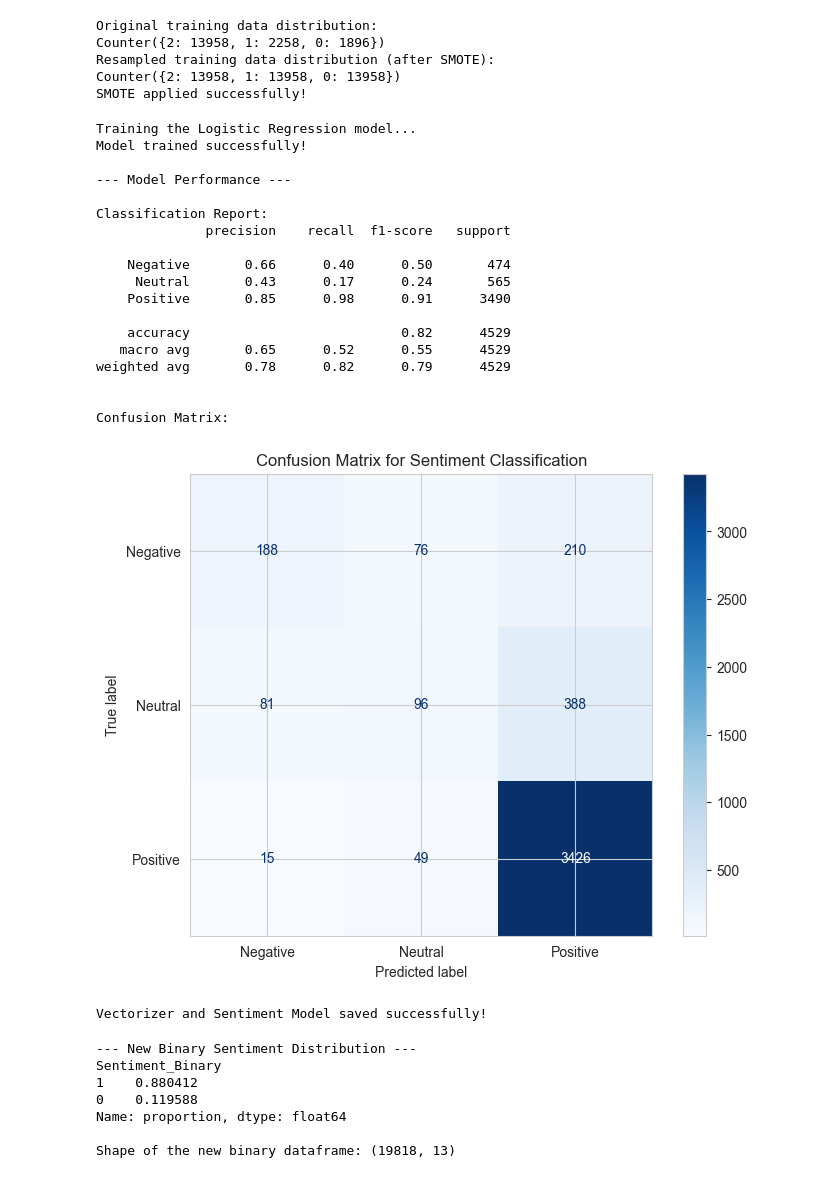
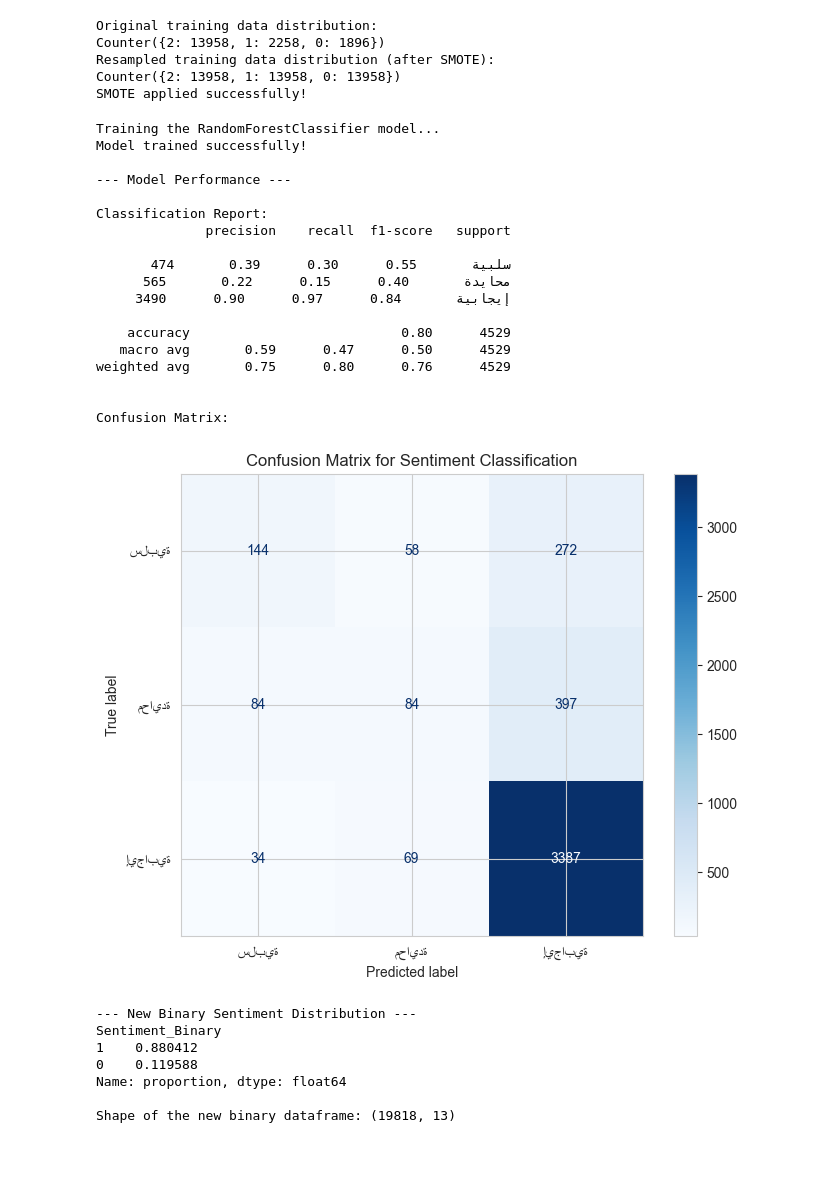
Before and after one commit to fahadbakhshwain/NLP-ECommerce-Reviews, a Jupyter notebook: 01-nlp-eda.ipynb, the cells around one changed output. Saved outputs shown, nothing was run; the diff lists cells and outputs as text; code cells hidden in the pictures.

Commit message:
Improved NLP model accuracy after TF-IDF and RandomForest tuning

```diff
--- a/01-nlp-eda.ipynb
+++ b/01-nlp-eda.ipynb
@@ -204,7 +204,7 @@ y = df['Sentiment']
 # --- 3. Text Vectorization using TF-IDF ---
 print("\nVectorizing text data with TF-IDF...")
 # We will limit the number of features to 5000 to keep it manageable
-vectorizer = TfidfVectorizer(max_features=5000)
+vectorizer = vectorizer = TfidfVectorizer(max_features=10000, ngram_range=(1, 2))
 X_tfidf = vectorizer.fit_transform(X)
 print("Vectorization complete!")
 print(f"Shape of our new feature matrix (X_tfidf): {X_tfidf.shape}")
@@ -263,70 +263,59 @@ Counter({2: 13958, 1: 13958, 0: 13958})
 SMOTE applied successfully!
 # %%
 # ------------------
-# STEP 6: MODEL TRAINING AND EVALUATION
+# STEP 6: MODEL TRAINING AND EVALUATION (USING RandomForestClassifier)
 # ------------------
-from sklearn.linear_model import LogisticRegression
+from sklearn.ensemble import RandomForestClassifier # تم تغيير هذا
 from sklearn.metrics import classification_report, ConfusionMatrixDisplay
+import matplotlib.pyplot as plt
+import seaborn as sns # تأكد من استيراد seaborn لـ heatmap
 
-# --- 1. Train the Logistic Regression Model ---
-print("Training the Logistic Regression model...")
-# We use 'multi_class='ovr'' for problems with more than 2 classes
-# 'solver='liblinear'' is a good choice for this type of problem
-log_reg_model = LogisticRegression(multi_class='ovr', solver='liblinear', random_state=42)
-log_reg_model.fit(X_train, y_train)
+# --- 1. Train the RandomForestClassifier Model ---
+print("Training the RandomForestClassifier model...")
+# نستخدم n_estimators أكبر للحصول على موديل أقوى
+# random_state للتحكم في العشوائية
+rf_sentiment_model = RandomForestClassifier(n_estimators=200, random_state=42, n_jobs=-1) # تم تغيير اسم المتغير
+rf_sentiment_model.fit(X_train, y_train) # سيتم التدريب على X_train, y_train المعالجين بـ SMOTE
 print("Model trained successfully!")
 
 
 # --- 2. Make Predictions on the Test Set ---
-y_pred = log_reg_model.predict(X_test)
+y_pred = rf_sentiment_model.predict(X_test)
 
 
 # --- 3. Evaluate the Model ---
 print("\n--- Model Performance ---")
 
 # Print the Classification Report
-# This is the most important output for this problem!
 print("\nClassification Report:")
-print(classification_report(y_test, y_pred, target_names=['Negative', 'Neutral', 'Positive']))
+print(classification_report(y_test, y_pred, target_names=['سلبية', 'محايدة', 'إيجابية'])) # تم تحديث أسماء الفئات
 
 # Visualize the Confusion Matrix
 print("\nConfusion Matrix:")
 fig, ax = plt.subplots(figsize=(8, 6))
-ConfusionMatrixDisplay.from_predictions(y_test, y_pred, ax=ax, display_labels=['Negative', 'Neutral', 'Positive'], cmap='Blues')
+ConfusionMatrixDisplay.from_predictions(y_test, y_pred, ax=ax, display_labels=['سلبية', 'محايدة', 'إيجابية'], cmap='Blues')
 plt.title('Confusion Matrix for Sentiment Classification')
 plt.show()
 # %% [output]
-Training the Logistic Regression model...
+Training the RandomForestClassifier model...
 Model trained successfully!
 
 --- Model Performance ---
 
 Classification Report:
               precision    recall  f1-score   support
 
-    Negative       0.66      0.40      0.50       474
-     Neutral       0.43      0.17      0.24       565
-    Positive       0.85      0.98      0.91      3490
+       سلبية       0.55      0.30      0.39       474
+      محايدة       0.40      0.15      0.22       565
+     إيجابية       0.84      0.97      0.90      3490
 
-    accuracy                           0.82      4529
-   macro avg       0.65      0.52      0.55      4529
-weighted avg       0.78      0.82      0.79      4529
+    accuracy                           0.80      4529
+   macro avg       0.59      0.47      0.50      4529
+weighted avg       0.75      0.80      0.76      4529
 
 
 Confusion Matrix:
-[figure, old version]
+[figure, new version]
-# %%
-import joblib
-
-# حفظ أداة تحويل النصوص (Vectorizer)
-joblib.dump(vectorizer, 'models/tfidf_vectorizer.joblib')
-
-# حفظ موديل تحليل المشاعر (Classifier)
-joblib.dump(log_reg_model, 'models/sentiment_classifier_model.joblib')
-
-print("Vectorizer and Sentiment Model saved successfully!")
-# %% [output]
-Vectorizer and Sentiment Model saved successfully!
 # %%
 # ------------------
 # STEP 7: PREPARE DATA FOR BINARY CLASSIFICATION
```
Also changed, not shown: parts of 2 cells of this notebook, 2 other files.
